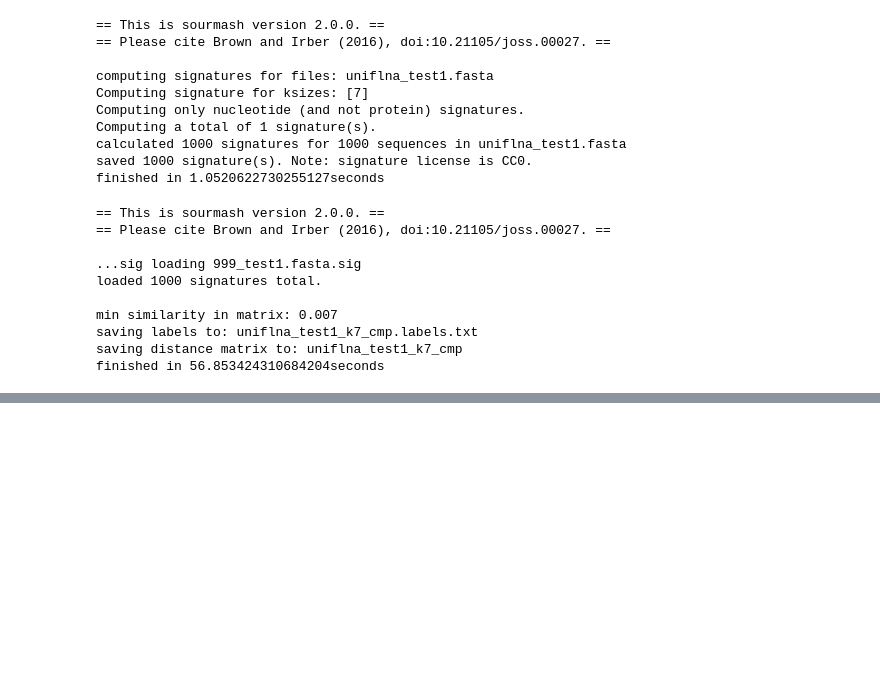
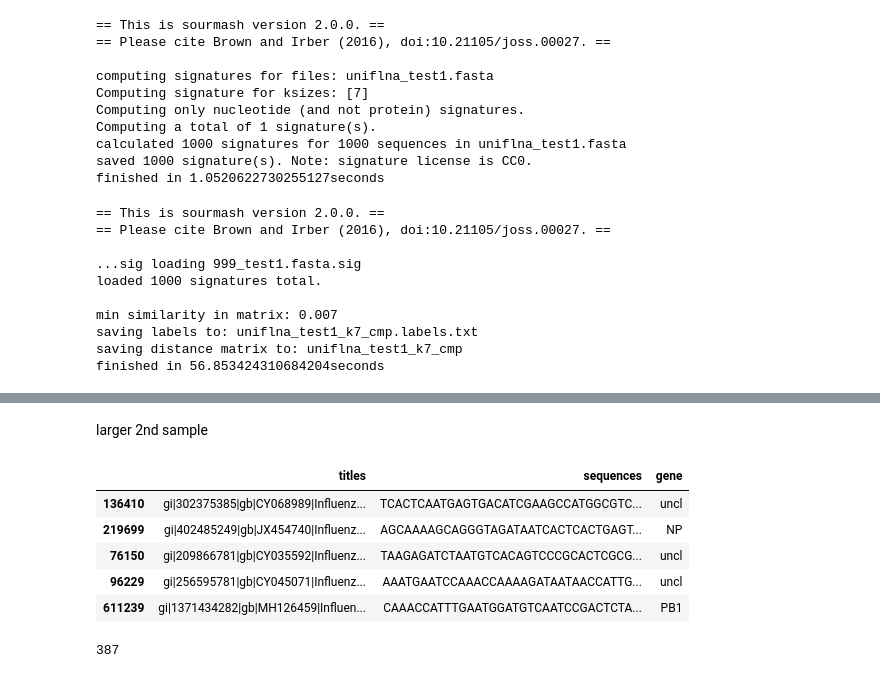
Before and after one commit to lukas-gust/data_mining_influenza, a Jupyter notebook: sourmash_flu_test.ipynb, the cells around one changed output, grey strips where cells are left out. Saved outputs shown, nothing was run; the diff lists cells and outputs as text; code cells hidden in the pictures; blank space fills up the shorter version.

```diff
--- a/sourmash_flu_test.ipynb
+++ b/sourmash_flu_test.ipynb
@@ -460,3 +460,8 @@ finished in 58.52887773513794seconds
 # %%
 # export csv of dataframe
 uniflna_test1.to_csv("uniflna_test1.csv")
+# %% [markdown]
+larger 2nd sample
+# %%
+np.random.seed(23874)
+uniflna_test2 = uniflna.sample(n=2500)
@@ -462,0 +471,15 @@ uniflna_test1.to_csv("uniflna_test1.csv")
+# %%
+uniflna_test2['gene'] = uniflna_test2.apply(row_test, axis=1)
+# %%
+uniflna_test2.head()
+# %% [output]
+|  | titles | sequences | gene |
+| 136410 | gi|302375385|gb|CY068989|Influenz... | TCACTCAATGAGTGACATCGAAGCCATGGCGTC... | uncl |
+| 219699 | gi|402485249|gb|JX454740|Influenz... | AGCAAAAGCAGGGTAGATAATCACTCACTGAGT... | NP |
+| 76150 | gi|209866781|gb|CY035592|Influenz... | TAAGAGATCTAATGTCACAGTCCCGCACTCGCG... | uncl |
+| 96229 | gi|256595781|gb|CY045071|Influenz... | AAATGAATCCAAACCAAAAGATAATAACCATTG... | uncl |
+| 611239 | gi|1371434282|gb|MH126459|Influen... | CAAACCATTTGAATGGATGTCAATCCGACTCTA... | PB1 |
+# %%
+sum(uniflna_test2['gene'] == 'uncl')
+# %% [output]
+387
```
Also changed, not shown: parts of 19 cells of this notebook, 1 other file.
